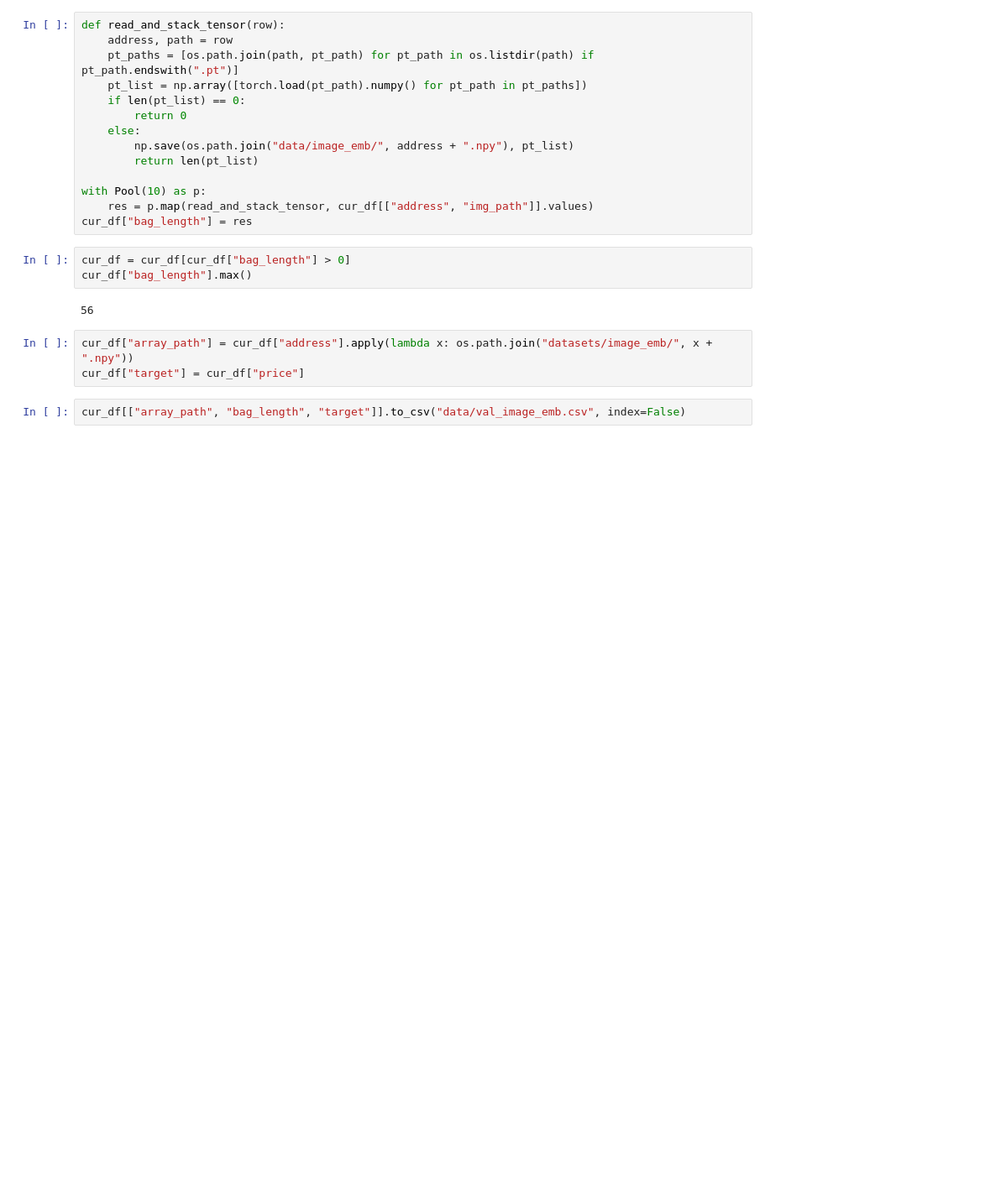
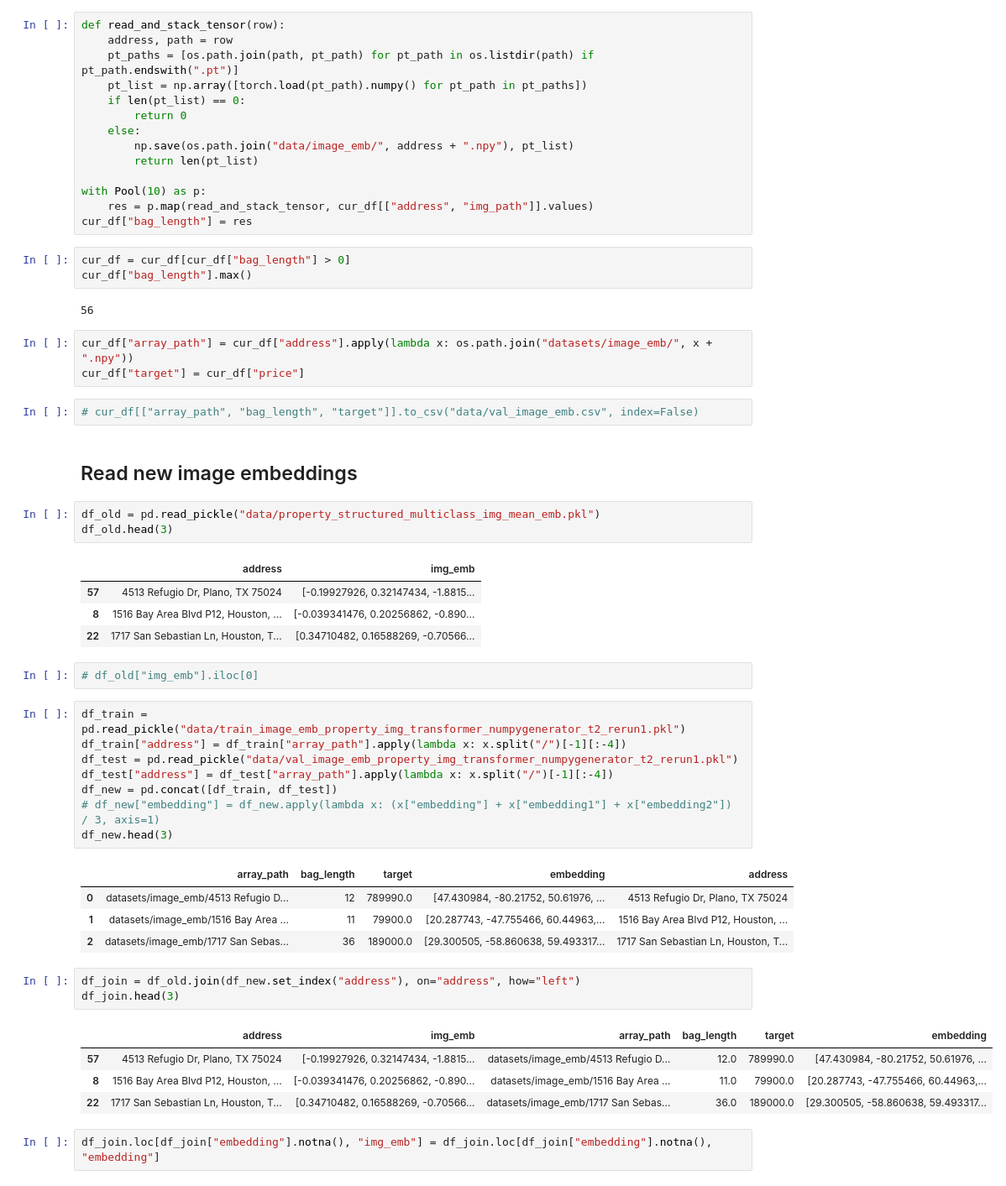
Before and after one commit to HoustonJ2013/property_price_multi_modality, a Jupyter notebook: notebooks/data_prep/image_encoding.ipynb, the cells around one changed output. Shown at 84% size. Cells and saved outputs as stored; diff of their text form; blank space fills up the shorter version.

Commit message:
fix data prep logic

```diff
--- a/data_prep/image_encoding.ipynb
+++ b/notebooks/data_prep/image_encoding.ipynb
@@ -73,4 +73,39 @@ cur_df["bag_length"].max()
 cur_df["array_path"] = cur_df["address"].apply(lambda x: os.path.join("datasets/image_emb/", x + ".npy"))
 cur_df["target"] = cur_df["price"]
 # %%
-cur_df[["array_path", "bag_length", "target"]].to_csv("data/val_image_emb.csv", index=False)
+# cur_df[["array_path", "bag_length", "target"]].to_csv("data/val_image_emb.csv", index=False)
+# %% [markdown]
+## Read new image embeddings
+# %%
+df_old = pd.read_pickle("data/property_structured_multiclass_img_mean_emb.pkl")
+df_old.head(3)
+# %% [output]
+|  | address | img_emb |
+| 57 | 4513 Refugio Dr, Plano, TX 75024 | [-0.19927926, 0.32147434, -1.8815... |
+| 8 | 1516 Bay Area Blvd P12, Houston, ... | [-0.039341476, 0.20256862, -0.890... |
+| 22 | 1717 San Sebastian Ln, Houston, T... | [0.34710482, 0.16588269, -0.70566... |
+# %%
+# df_old["img_emb"].iloc[0]
+# %%
+df_train = pd.read_pickle("data/train_image_emb_property_img_transformer_numpygenerator_t2_rerun1.pkl")
+df_train["address"] = df_train["array_path"].apply(lambda x: x.split("/")[-1][:-4])
+df_test = pd.read_pickle("data/val_image_emb_property_img_transformer_numpygenerator_t2_rerun1.pkl")
+df_test["address"] = df_test["array_path"].apply(lambda x: x.split("/")[-1][:-4])
+df_new = pd.concat([df_train, df_test])
+# df_new["embedding"] = df_new.apply(lambda x: (x["embedding"] + x["embedding1"] + x["embedding2"]) / 3, axis=1)
+df_new.head(3)
+# %% [output]
+|  | array_path | bag_length | target | embedding | address |
+| 0 | datasets/image_emb/4513 Refugio D... | 12 | 789990.0 | [47.430984, -80.21752, 50.61976, ... | 4513 Refugio Dr, Plano, TX 75024 |
+| 1 | datasets/image_emb/1516 Bay Area ... | 11 | 79900.0 | [20.287743, -47.755466, 60.44963,... | 1516 Bay Area Blvd P12, Houston, ... |
+| 2 | datasets/image_emb/1717 San Sebas... | 36 | 189000.0 | [29.300505, -58.860638, 59.493317... | 1717 San Sebastian Ln, Houston, T... |
+# %%
+df_join = df_old.join(df_new.set_index("address"), on="address", how="left")
+df_join.head(3)
+# %% [output]
+|  | address | img_emb | array_path | bag_length | target | embedding |
+| 57 | 4513 Refugio Dr, Plano, TX 75024 | [-0.19927926, 0.32147434, -1.8815... | datasets/image_emb/4513 Refugio D... | 12.0 | 789990.0 | [47.430984, -80.21752, 50.61976, ... |
+| 8 | 1516 Bay Area Blvd P12, Houston, ... | [-0.039341476, 0.20256862, -0.890... | datasets/image_emb/1516 Bay Area ... | 11.0 | 79900.0 | [20.287743, -47.755466, 60.44963,... |
+| 22 | 1717 San Sebastian Ln, Houston, T... | [0.34710482, 0.16588269, -0.70566... | datasets/image_emb/1717 San Sebas... | 36.0 | 189000.0 | [29.300505, -58.860638, 59.493317... |
+# %%
+df_join.loc[df_join["embedding"].notna(), "img_emb"] = df_join.loc[df_join["embedding"].notna(), "embedding"]
```
Also changed, not shown: parts of 6 cells of this notebook, 5 other files.
